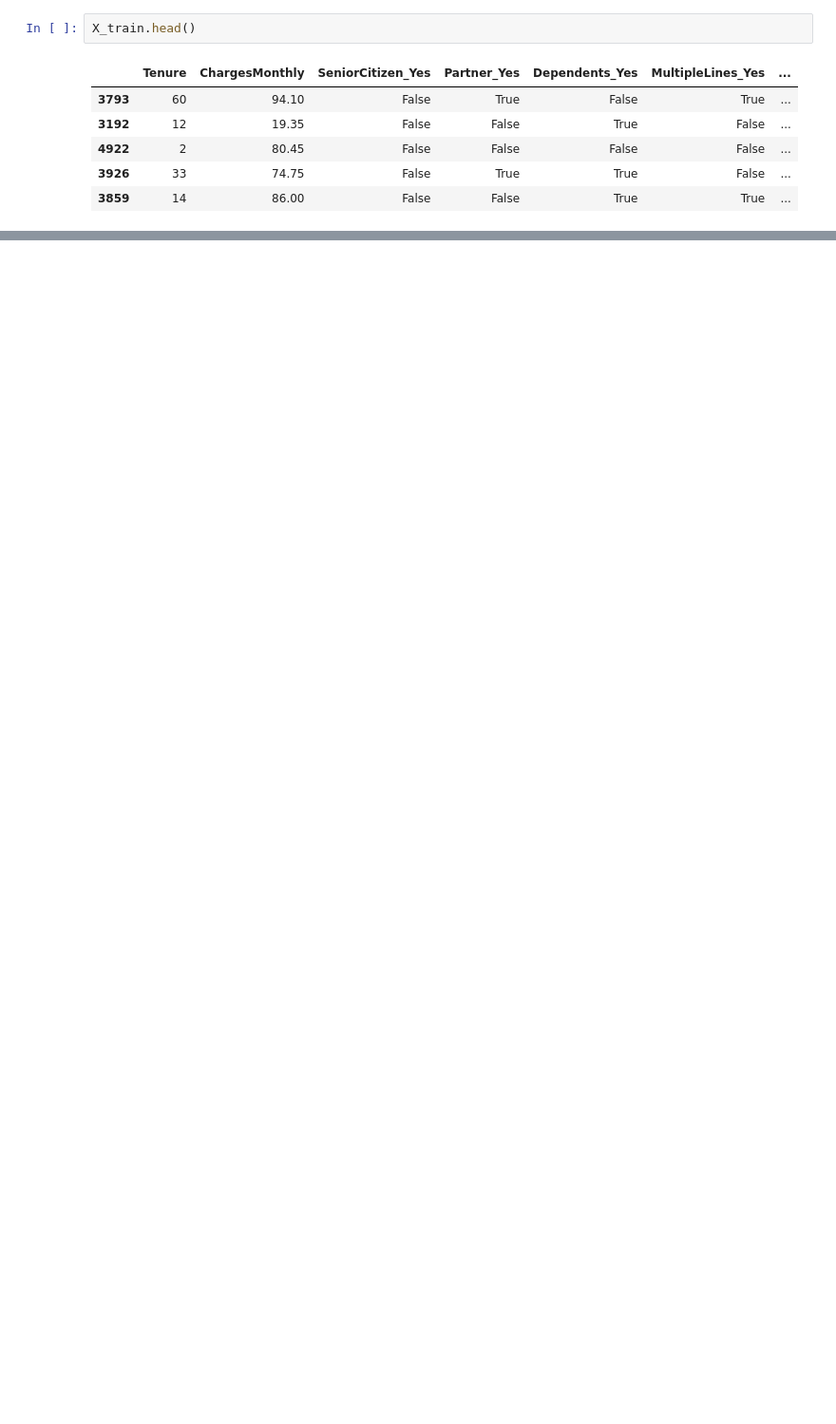
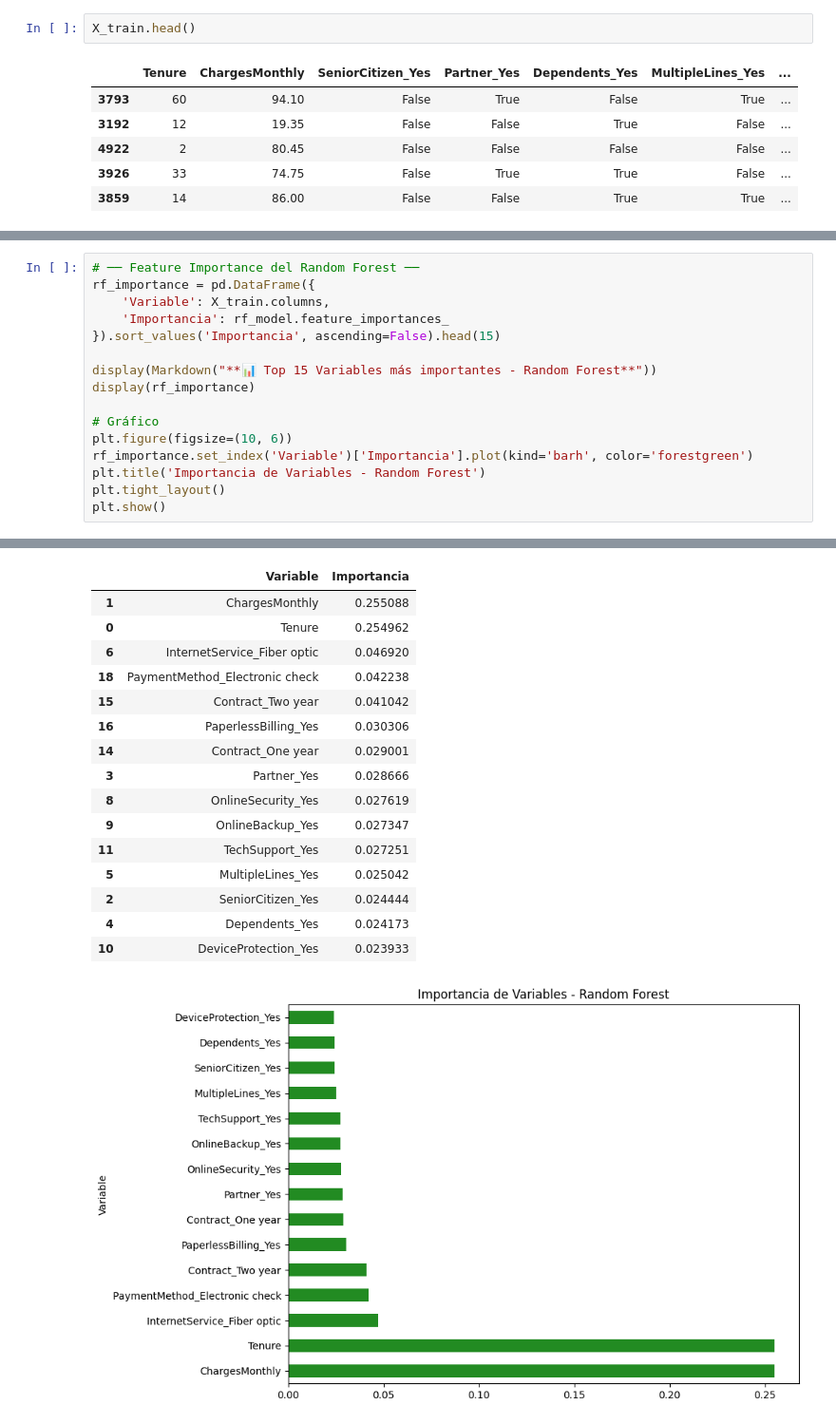
Before and after one commit to rluzav/challenge-data-science-TelecomXLatam-parte2, a Jupyter notebook: Challenge_TelecomX_LATAM_Parte2.ipynb, the cells around one changed output, grey strips where cells are left out. Shown at 95% size. Saved outputs shown, nothing was run; the diff lists cells and outputs as text; blank space fills up the shorter version.

```diff
--- a/Challenge_TelecomX_LATAM_Parte2.ipynb
+++ b/Challenge_TelecomX_LATAM_Parte2.ipynb
@@ -377,0 +614,17 @@ X_train.head()
+# %%
+# ── Feature Importance del Random Forest ──
+rf_importance = pd.DataFrame({
+    'Variable': X_train.columns,
+    'Importancia': rf_model.feature_importances_
+}).sort_values('Importancia', ascending=False).head(15)
+
+display(Markdown("**📊 Top 15 Variables más importantes - Random Forest**"))
+display(rf_importance)
+
+# Gráfico
+plt.figure(figsize=(10, 6))
+rf_importance.set_index('Variable')['Importancia'].plot(kind='barh', color='forestgreen')
+plt.title('Importancia de Variables - Random Forest')
+plt.tight_layout()
+plt.show()
+# %% [output]
@@ -377,0 +632,17 @@ X_train.head()
+|  | Variable | Importancia |
+| 1 | ChargesMonthly | 0.255088 |
+| 0 | Tenure | 0.254962 |
+| 6 | InternetService_Fiber optic | 0.046920 |
+| 18 | PaymentMethod_Electronic check | 0.042238 |
+| 15 | Contract_Two year | 0.041042 |
+| 16 | PaperlessBilling_Yes | 0.030306 |
+| 14 | Contract_One year | 0.029001 |
+| 3 | Partner_Yes | 0.028666 |
+| 8 | OnlineSecurity_Yes | 0.027619 |
+| 9 | OnlineBackup_Yes | 0.027347 |
+| 11 | TechSupport_Yes | 0.027251 |
+| 5 | MultipleLines_Yes | 0.025042 |
+| 2 | SeniorCitizen_Yes | 0.024444 |
+| 4 | Dependents_Yes | 0.024173 |
+| 10 | DeviceProtection_Yes | 0.023933 |
+[figure, added]
```
Also changed, not shown: parts of 21 cells of this notebook.
